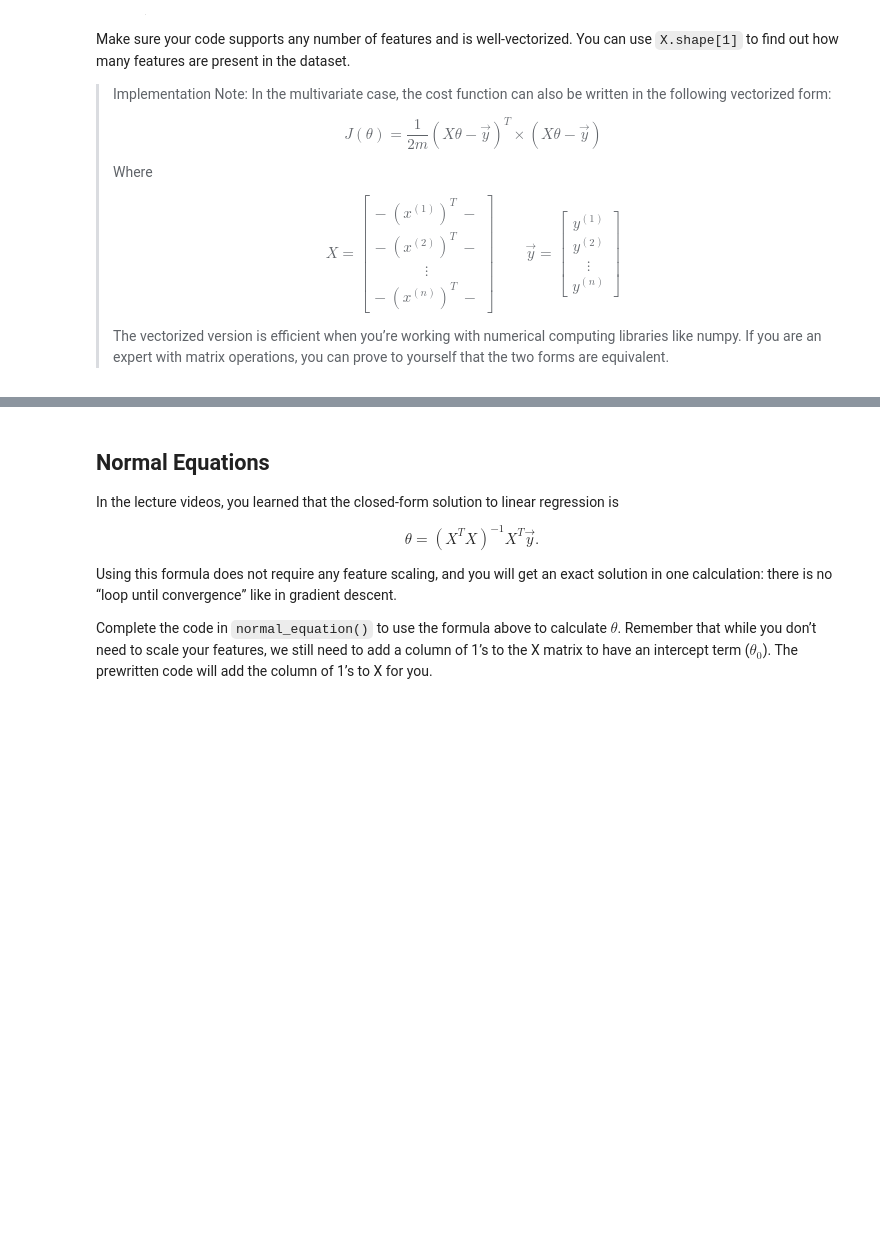
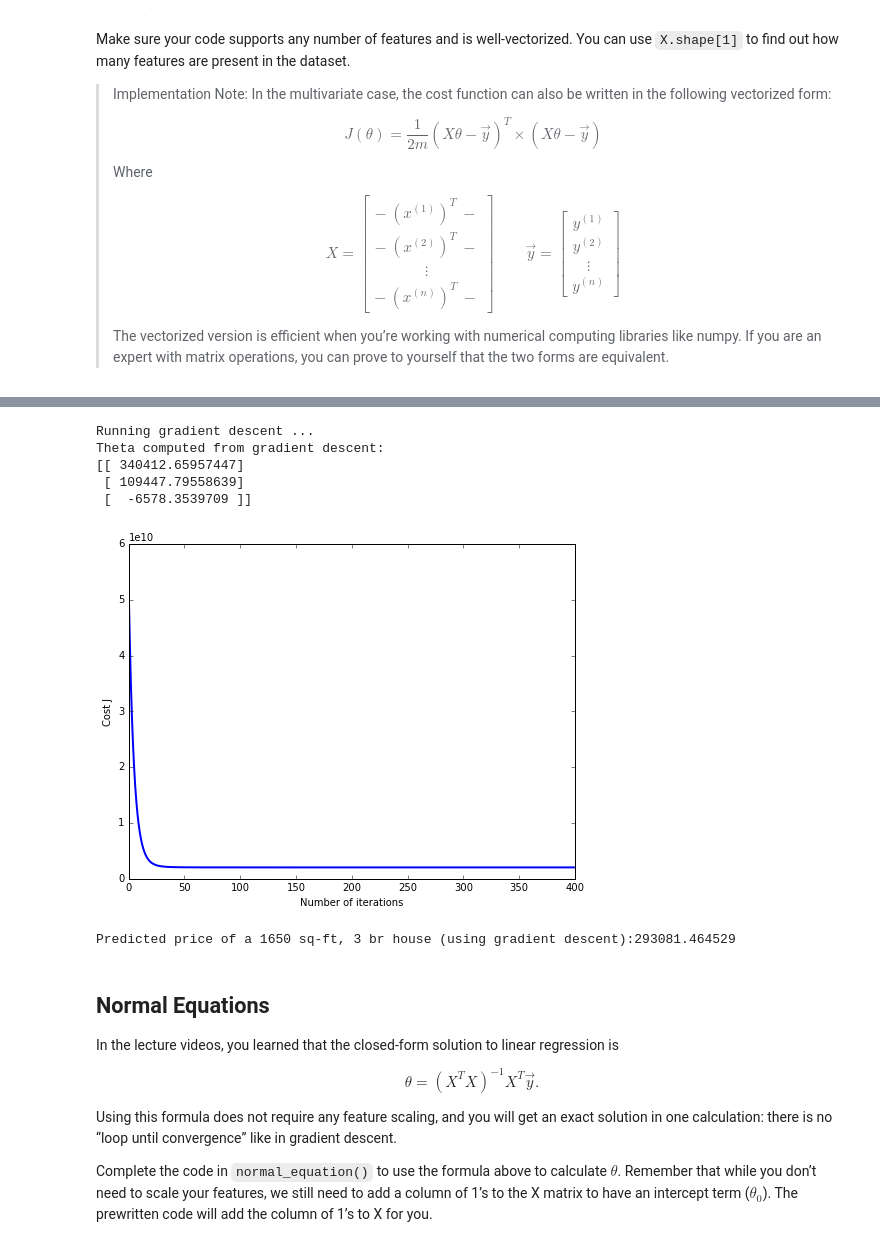
Before and after one commit to abhikpal/StanfordMachineLearning-Python, a Jupyter notebook: ex1_linear_regression.ipynb, the cells around one changed output, grey strips where cells are left out. Drawn from its saved outputs; the diff is of its cells as text; code cells hidden in the pictures; blank space fills up the shorter version.

Commit message:
Refactor to use np.matrix from np.array

```diff
--- a/ex1_linear_regression.ipynb
+++ b/ex1_linear_regression.ipynb
@@ -276,7 +289,7 @@ def compute_cost(X, y, theta):
     #     Compute the cost of a particular choice of theta
     #     You should set J to the cost.
 
-    J = (1.0/(2*m))*((np.square(X.dot(theta) - y)).sum())
+    J = (1.0/(2*m))*((np.square(X*theta - y)).sum())
 
     # ============================================================
 
@@ -350,16 +367,15 @@ def gradient_descent(X, y, theta, alpha, num_iters):
         #     of the cost function (compute_cost) and gradient here.
         #
 
-#         theta = theta - (alpha*(1.0/m))*((X.dot(theta) - y).T).dot(X).T
-        theta = theta - (alpha*(1.0/m))*(((X.dot(theta) - y) * X).sum(axis=0).reshape((X.shape[1], 1)))
+        theta = theta - (alpha/m) * np.multiply((X*theta - y), X).sum(axis=0).T
 
         # ============================================================
 
         # Save the cost J in every iteration
         J_history[i] = compute_cost(X, y, theta)
 
-        # print out the cost (for debugging)
-#         print('Cost on iteration {} = {}'.format(i, J_history[i]))
+        ## print out the cost (for debugging)
+        # print('Cost on iteration {} = {}'.format(i, J_history[i]))
 
     return theta, J_history
 # %%
@@ -494,8 +523,8 @@ print('Loading data ...\n');
 # read comma separated data
 data = pd.read_csv('./data/ex1/ex1data2.csv', header=None)
 
-X = np.array([data[0], data[1]]).T
-y = np.array([data[2]]).T
+X = np.matrix([data[0], data[1]]).T
+y = np.matrix([data[2]]).T
 
 # number of training examples
 m = y.size
@@ -549,8 +592,8 @@ def feature_normalize(X):
 
     # You need to set these values correctly
     X_norm = X
-    mu = np.zeros((X.shape[1], 0))
-    sigma = np.zeros((X.shape[1], 0))
+    mu = np.matrix(np.zeros((X.shape[1], 0)))
+    sigma = np.matrix(np.zeros((X.shape[1], 0)))
 
     # ====================== YOUR CODE HERE ======================
     # Instructions:
@@ -765,34 +812,41 @@ exercises.*
 #
 #     Finally, you should complete the code at the end
 #     to predict the price of a 1650 sq-ft, 3 br house.
 #
 # Hint:
 #     By using the 'hold on' command, you can plot multiple
 #     graphs on the same figure.
 #
 # Hint:
 #     At prediction, make sure you do the same feature normalization.
 
 
 print('Running gradient descent ...');
 
 # Choose some alpha value
 alpha = 0.1
 num_iters = 400
 
 # Init Theta and Run Gradient Descent
-theta = np.zeros((3, 1))
+theta = np.matrix(np.zeros((3, 1)))
 theta, J_history = gradient_descent_multi(X, y, theta, alpha, num_iters)
 
 # Plot the convergence graph
 plt.figure(figsize=(8, 6))
 plt.plot(range(len(J_history)), J_history, 'b-', linewidth=2)
 plt.xlabel('Number of iterations')
 plt.ylabel('Cost J')
 
 # Display gradient descent's result
 print('Theta computed from gradient descent:')
 print(theta)
+# %% [output]
+Running gradient descent ...
+Theta computed from gradient descent:
+[[ 340412.65957447]
+ [ 109447.79558639]
+ [  -6578.3539709 ]]
+[figure, added]
 # %%
 # Estimate the price of a 1650 sq-ft, 3 br house
 # ====================== YOUR CODE HERE ======================
@@ -800,12 +854,14 @@ print(theta)
 # not need to be normalized.
 
 # You should change this
-norm_details = (np.array([1650.0, 3.0])-mu)/sigma
-price = np.array([1, norm_details[0], norm_details[1]]).dot(theta)
+norm_details = np.divide(np.matrix([1650.0, 3.0]) - mu, sigma)
+price = np.matrix([1, norm_details.item(0), norm_details.item(1)]) * theta
 
 # ============================================================
 
-print('Predicted price of a 1650 sq-ft, 3 br house (using gradient descent):{}'.format(price))
+print('Predicted price of a 1650 sq-ft, 3 br house (using gradient descent):{}'.format(price.item(0)))
+# %% [output]
+Predicted price of a 1650 sq-ft, 3 br house (using gradient descent):293081.464529
 # %% [markdown]
 ## Normal Equations
 
```
Also changed, not shown: parts of 20 cells of this notebook.
